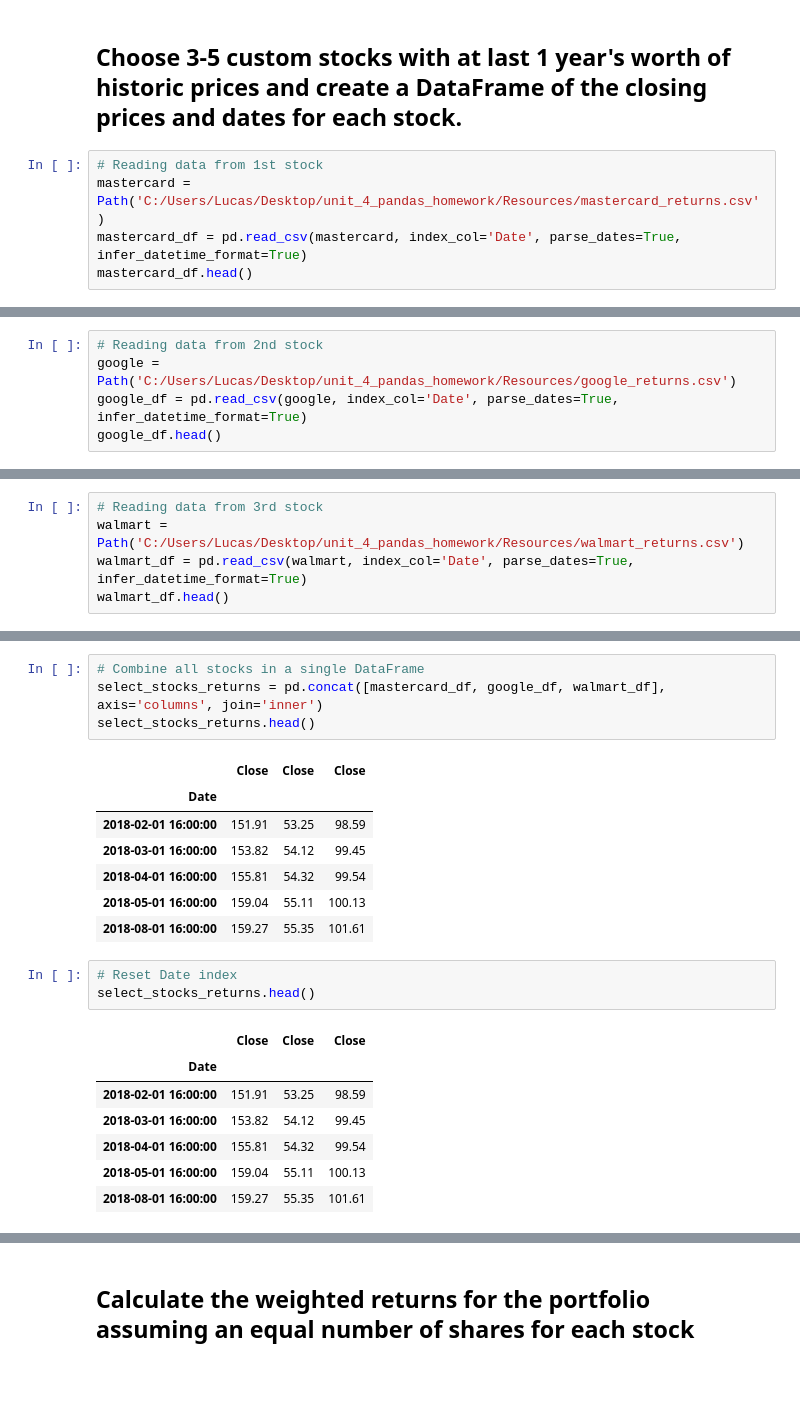
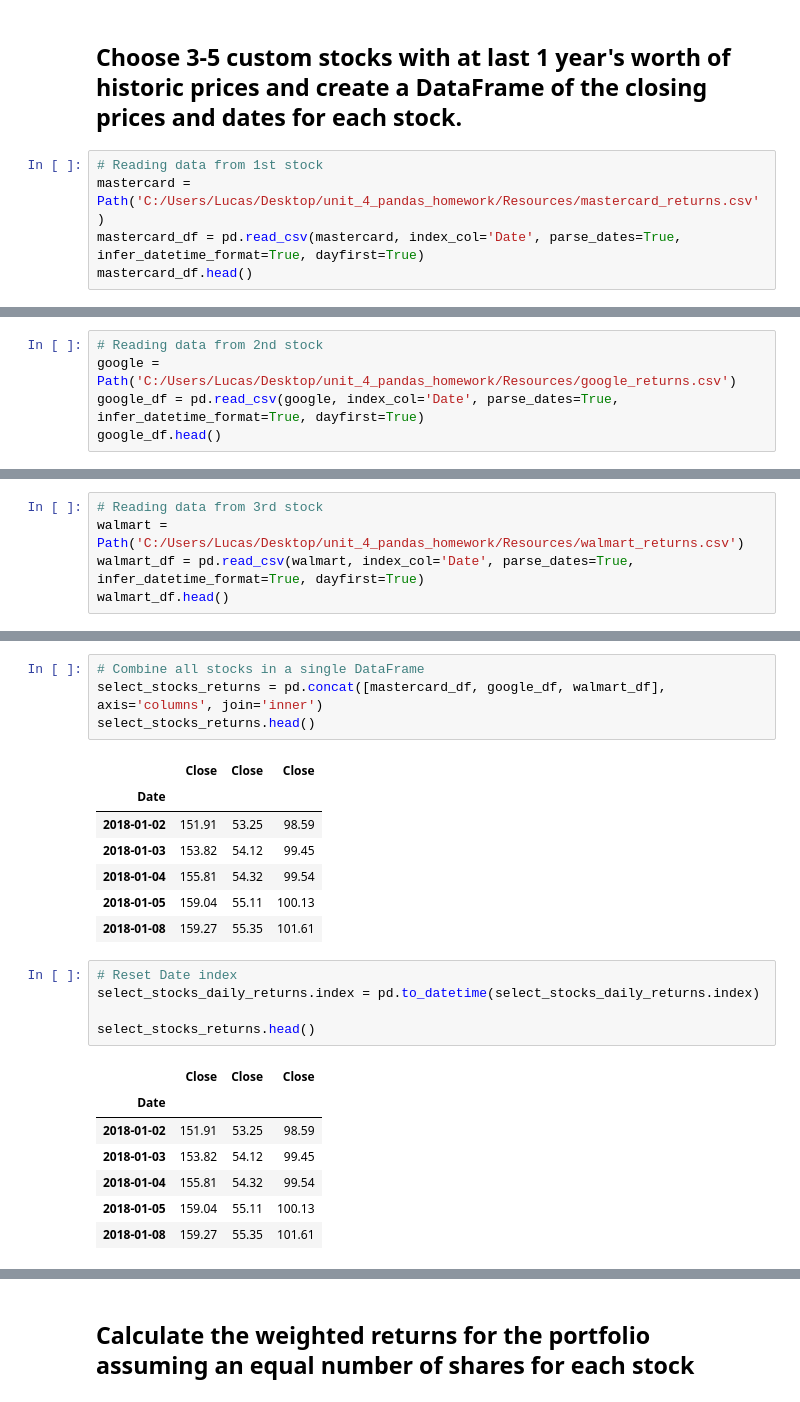
Before and after one commit to lfraccaro1/unit_4_pandas_homework, a Jupyter notebook: whale_analysis.ipynb, the cells around one changed output, grey strips where cells are left out. Saved outputs shown, nothing was run; the diff lists cells and outputs as text.

```diff
--- a/whale_analysis.ipynb
+++ b/whale_analysis.ipynb
@@ -375,7 +375,7 @@ In this section, you will build your own portfolio of stocks, calculate the retu
 # %%
 # Reading data from 1st stock
 mastercard = Path('C:/Users/Lucas/Desktop/unit_4_pandas_homework/Resources/mastercard_returns.csv')
-mastercard_df = pd.read_csv(mastercard, index_col='Date', parse_dates=True, infer_datetime_format=True)
+mastercard_df = pd.read_csv(mastercard, index_col='Date', parse_dates=True, infer_datetime_format=True, dayfirst=True)
 mastercard_df.head()
 # %% [output]
 |  | Close |
@@ -388,7 +388,7 @@ mastercard_df.head()
 # %%
 # Reading data from 2nd stock
 google = Path('C:/Users/Lucas/Desktop/unit_4_pandas_homework/Resources/google_returns.csv')
-google_df = pd.read_csv(google, index_col='Date', parse_dates=True, infer_datetime_format=True)
+google_df = pd.read_csv(google, index_col='Date', parse_dates=True, infer_datetime_format=True, dayfirst=True)
 google_df.head()
 # %% [output]
 |  | Close |
@@ -401,7 +401,7 @@ google_df.head()
 # %%
 # Reading data from 3rd stock
 walmart = Path('C:/Users/Lucas/Desktop/unit_4_pandas_homework/Resources/walmart_returns.csv')
-walmart_df = pd.read_csv(walmart, index_col='Date', parse_dates=True, infer_datetime_format=True)
+walmart_df = pd.read_csv(walmart, index_col='Date', parse_dates=True, infer_datetime_format=True, dayfirst=True)
 walmart_df.head()
 # %% [output]
 |  | Close |
@@ -418,22 +418,24 @@ select_stocks_returns.head()
 # %% [output]
 |  | Close | Close | Close |
 | Date |  |  |  |
-| 2018-02-01 16:00:00 | 151.91 | 53.25 | 98.59 |
-| 2018-03-01 16:00:00 | 153.82 | 54.12 | 99.45 |
-| 2018-04-01 16:00:00 | 155.81 | 54.32 | 99.54 |
-| 2018-05-01 16:00:00 | 159.04 | 55.11 | 100.13 |
-| 2018-08-01 16:00:00 | 159.27 | 55.35 | 101.61 |
+| 2018-01-02 | 151.91 | 53.25 | 98.59 |
+| 2018-01-03 | 153.82 | 54.12 | 99.45 |
+| 2018-01-04 | 155.81 | 54.32 | 99.54 |
+| 2018-01-05 | 159.04 | 55.11 | 100.13 |
+| 2018-01-08 | 159.27 | 55.35 | 101.61 |
 # %%
 # Reset Date index
+select_stocks_daily_returns.index = pd.to_datetime(select_stocks_daily_returns.index)
+
 select_stocks_returns.head()
 # %% [output]
 |  | Close | Close | Close |
 | Date |  |  |  |
-| 2018-02-01 16:00:00 | 151.91 | 53.25 | 98.59 |
-| 2018-03-01 16:00:00 | 153.82 | 54.12 | 99.45 |
-| 2018-04-01 16:00:00 | 155.81 | 54.32 | 99.54 |
-| 2018-05-01 16:00:00 | 159.04 | 55.11 | 100.13 |
-| 2018-08-01 16:00:00 | 159.27 | 55.35 | 101.61 |
+| 2018-01-02 | 151.91 | 53.25 | 98.59 |
+| 2018-01-03 | 153.82 | 54.12 | 99.45 |
+| 2018-01-04 | 155.81 | 54.32 | 99.54 |
+| 2018-01-05 | 159.04 | 55.11 | 100.13 |
+| 2018-01-08 | 159.27 | 55.35 | 101.61 |
 # %%
 # Reorganize portfolio data by having a column per symbol
 select_stocks_returns.columns = ['Mastercard', 'Google', 'Walmart']
```
Also changed, not shown: parts of 11 cells of this notebook, 3 other files.
